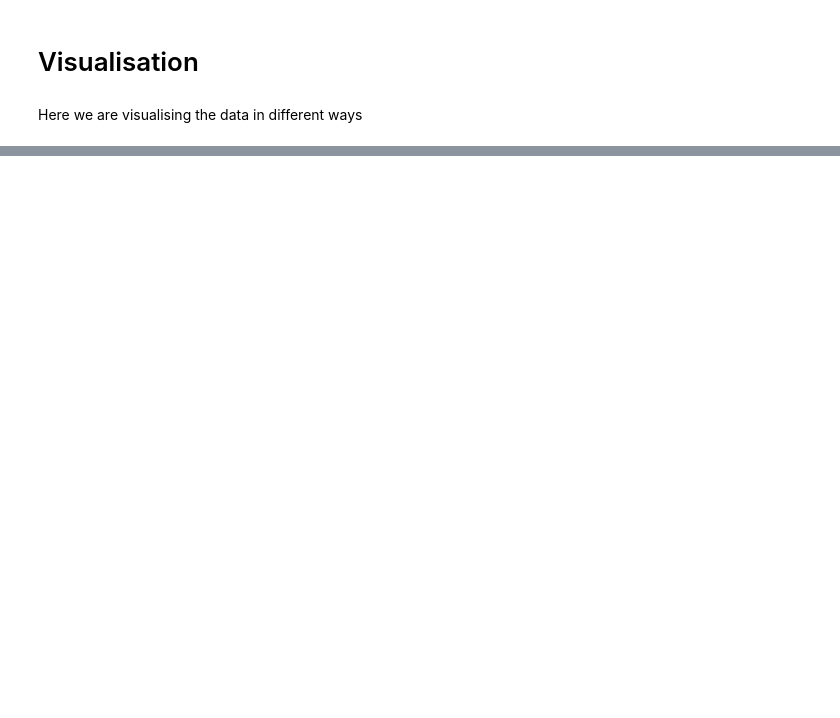
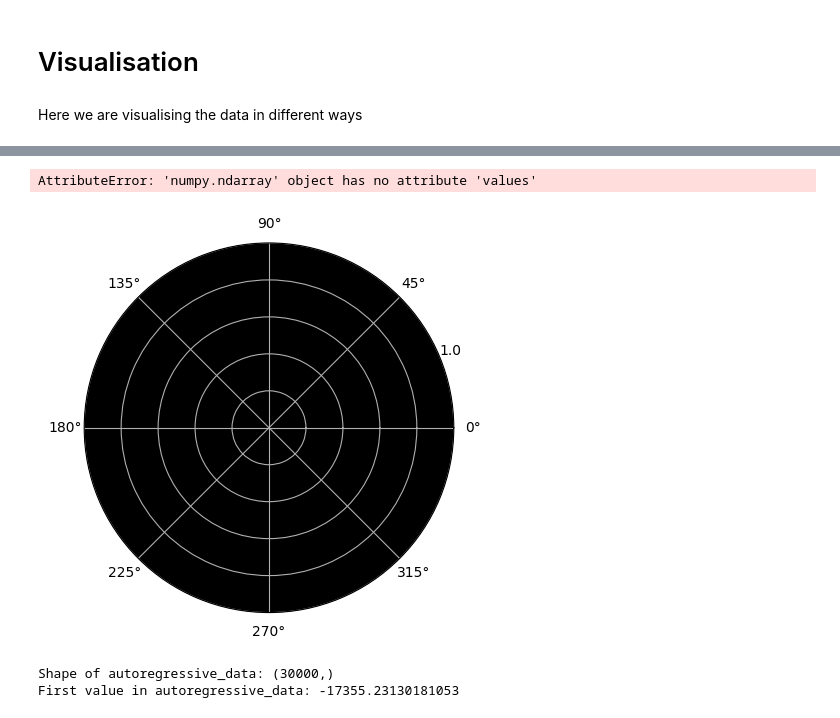
Before and after one commit to Metaverse-Crowdsource/Complete-Neural-Signal-Analysis, a Jupyter notebook: Visualization.ipynb, the cells around one changed output, grey strips where cells are left out. Cells and saved outputs as stored; diff of their text form; code cells hidden in the pictures; blank space fills up the shorter version.

```diff
--- a/Visualization.ipynb
+++ b/Visualization.ipynb
@@ -215,0 +107,62 @@ ValueError: setting an array element with a sequence.
+# %%
+# Get the list of all EEG channel names
+eeg_channels = eeg_df.columns[:-1]
+
+# Create a circular plot
+fig, ax = plt.subplots(subplot_kw={'projection': 'polar'})
+ax.set_facecolor('black')  # Set black background
+
+# Normalize the data to [0, 1] for better visualization
+band_power_values = np.array(list(band_power_data.values()))
+min_band_power = np.min(band_power_values)
+max_band_power = np.max(band_power_values)
+normalized_band_power = (band_power_values - min_band_power) / (max_band_power - min_band_power)
+
+# Create a new dictionary with the same keys as the original and the normalized values
+normalized_band_power_dict = dict(zip(band_power_data.keys(), normalized_band_power))
+
+# Plot the data for each EEG channel
+for channel in eeg_channels:
+    # Get the normalized values for the current EEG channel from different analysis data
+    # (Replace the example 'values' with actual data from the corresponding numpy files)
+    values = [
+        normalized_band_power_dict.get(channel),
+        autoregressive_data.get(channel),
+        fft_data.get(channel),
+        lomb_scargle_data.get(channel),
+        peak_frequencies_data.get(channel),
+        stft_data.get(channel),
+        spectral_centroids_data.get(channel),
+        spectral_edge_densities_data.get(channel),
+        spectral_entropy_data.get(channel),
+        welchs_data.get(channel),
+    ]
+
+    # Plot the data as a polar plot
+    angles = np.linspace(0, 2 * np.pi, len(values), endpoint=False)
+    values = np.concatenate((values, [values[0]]))  # Close the plot
+    angles = np.concatenate((angles, [angles[0]]))  # Close the plot
+    ax.plot(angles, values, linewidth=2, label=channel)
+
+# Customize the appearance of the plot (colors, line styles, etc.) for the artistic/psychedelic style
+# (You can modify the plot appearance to your preference)
+
+# Add labels, titles, or annotations if needed
+
+# Add a legend to the plot
+ax.legend(loc='upper right', bbox_to_anchor=(1.3, 1.0))
+
+# Save the plot as an image file
+plt.savefig("circular_plot.png", dpi=300, facecolor='black')
+
+# Show the plot
+plt.show()
+# %% [output]
+AttributeError: 'numpy.ndarray' object has no attribute 'values'
+[figure, added]
+# %%
+print("Shape of autoregressive_data:", autoregressive_data.shape)
+print("First value in autoregressive_data:", autoregressive_data[0])
+# %% [output]
+Shape of autoregressive_data: (30000,)
+First value in autoregressive_data: -17355.23130181053
```
Also changed, not shown: parts of 8 cells of this notebook, 3 other files.
